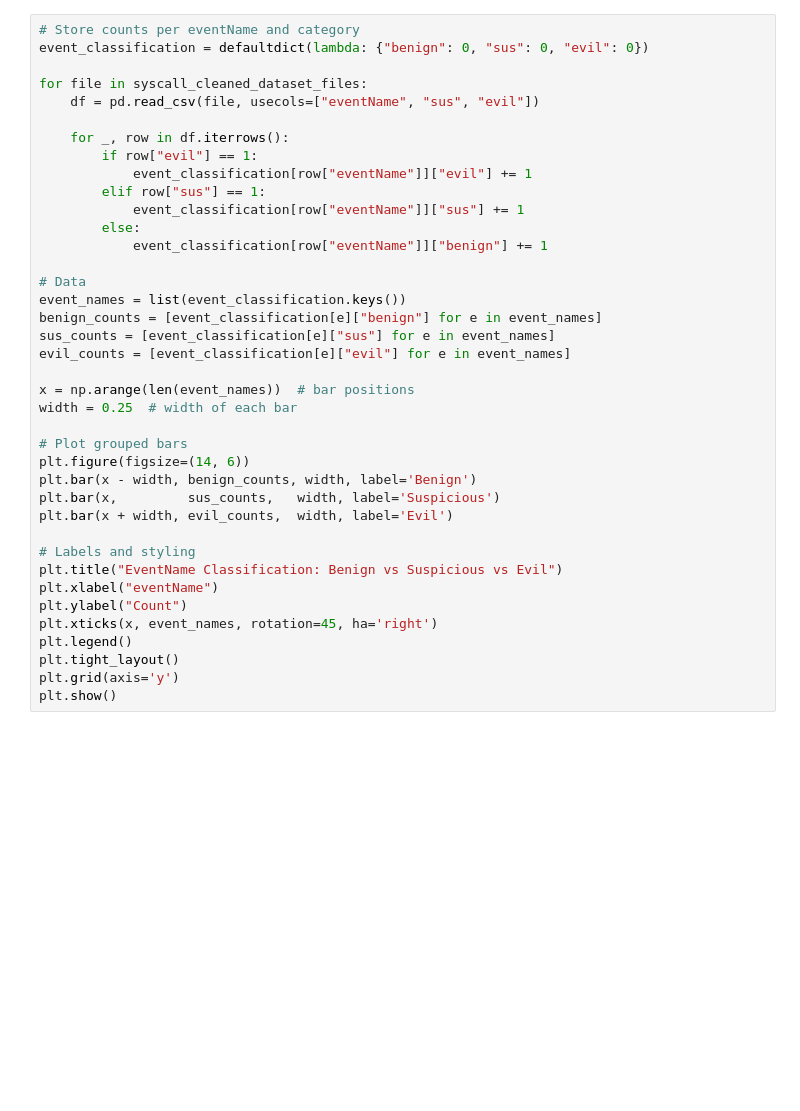
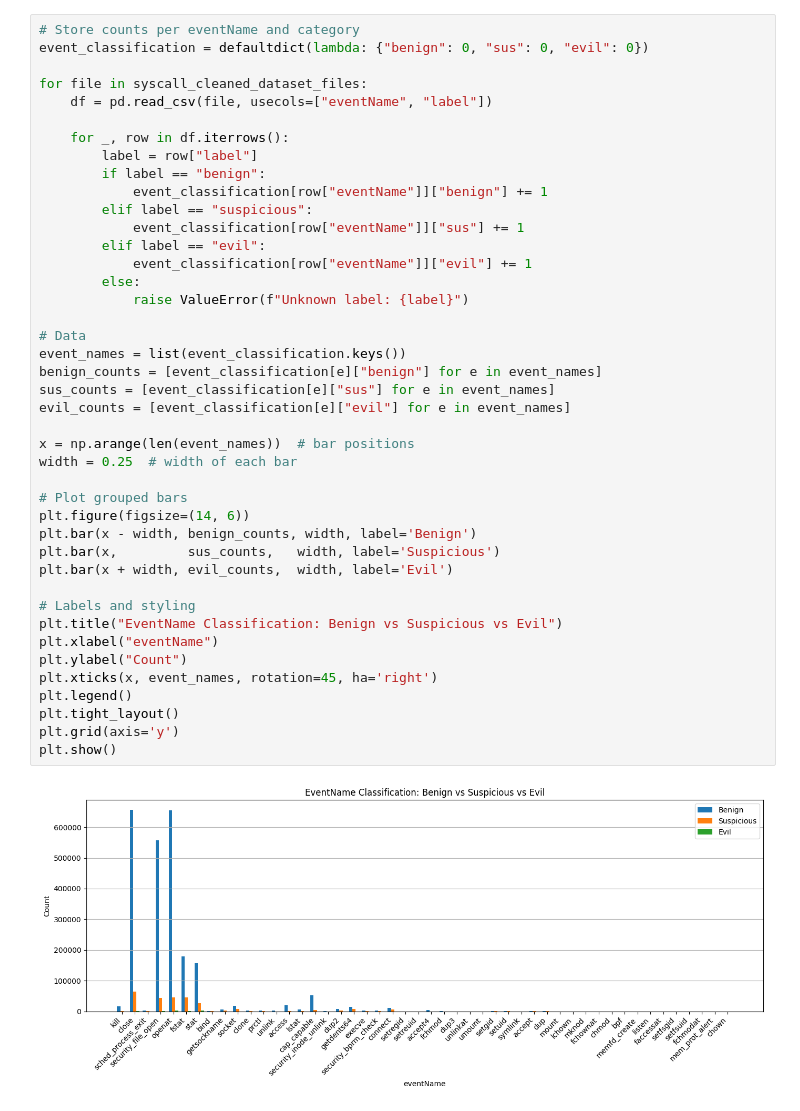
Before and after one commit to d-Dudas/uvt-big-data-coursework, a Jupyter notebook: syscall/visualize-syscall-data.ipynb, the cells around one changed output. Cells and saved outputs as stored; diff of their text form; blank space fills up the shorter version.

```diff
--- a/syscall/visualize-syscall-data.ipynb
+++ b/syscall/visualize-syscall-data.ipynb
@@ -31,37 +36,42 @@ plt.show()
 event_classification = defaultdict(lambda: {"benign": 0, "sus": 0, "evil": 0})
 
 for file in syscall_cleaned_dataset_files:
-    df = pd.read_csv(file, usecols=["eventName", "sus", "evil"])
+    df = pd.read_csv(file, usecols=["eventName", "label"])
 
     for _, row in df.iterrows():
-        if row["evil"] == 1:
+        label = row["label"]
+        if label == "benign":
+            event_classification[row["eventName"]]["benign"] += 1
+        elif label == "suspicious":
+            event_classification[row["eventName"]]["sus"] += 1
+        elif label == "evil":
             event_classification[row["eventName"]]["evil"] += 1
-        elif row["sus"] == 1:
-            event_classification[row["eventName"]]["sus"] += 1
         else:
-            event_classification[row["eventName"]]["benign"] += 1
+            raise ValueError(f"Unknown label: {label}")
 
 # Data
 event_names = list(event_classification.keys())
 benign_counts = [event_classification[e]["benign"] for e in event_names]
 sus_counts = [event_classification[e]["sus"] for e in event_names]
 evil_counts = [event_classification[e]["evil"] for e in event_names]
 
 x = np.arange(len(event_names))  # bar positions
 width = 0.25  # width of each bar
 
 # Plot grouped bars
 plt.figure(figsize=(14, 6))
 plt.bar(x - width, benign_counts, width, label='Benign')
 plt.bar(x,         sus_counts,   width, label='Suspicious')
 plt.bar(x + width, evil_counts,  width, label='Evil')
 
 # Labels and styling
 plt.title("EventName Classification: Benign vs Suspicious vs Evil")
 plt.xlabel("eventName")
 plt.ylabel("Count")
 plt.xticks(x, event_names, rotation=45, ha='right')
 plt.legend()
 plt.tight_layout()
 plt.grid(axis='y')
 plt.show()
+# %% [output]
+[figure, added]
```
Also changed, not shown: parts of 2 cells of this notebook, 4 other files.
